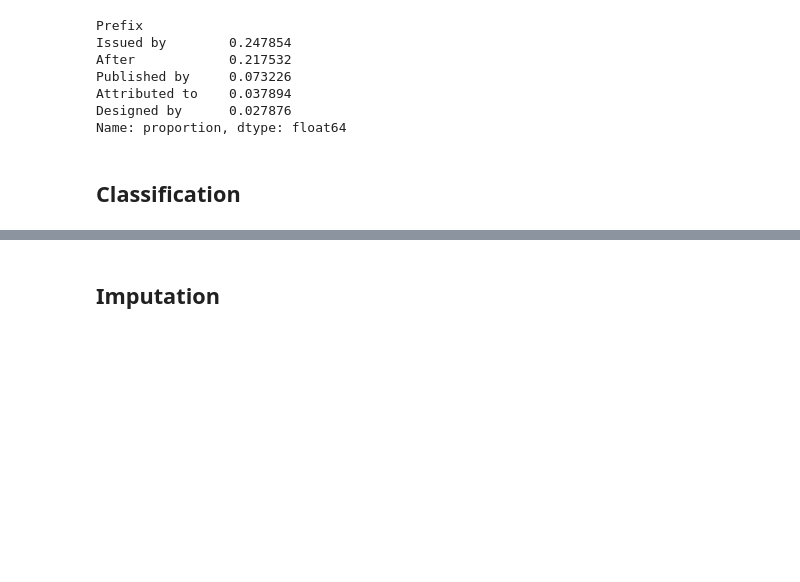
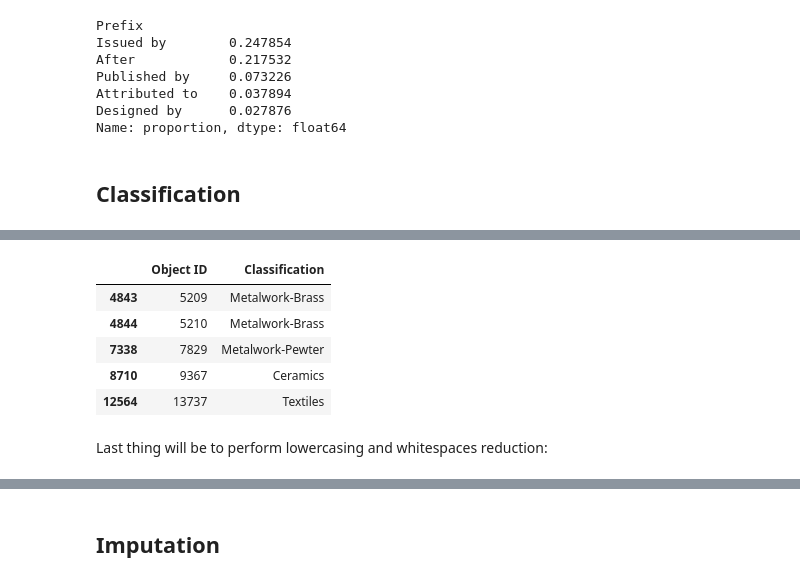
Before and after one commit to nickobard/Data-Preprocessing-Course, a Jupyter notebook: 01/01_homework.ipynb, the cells around one changed output, grey strips where cells are left out. Drawn from its saved outputs; the diff is of its cells as text; code cells hidden in the pictures; blank space fills up the shorter version.

```diff
--- a/01/01_homework.ipynb
+++ b/01/01_homework.ipynb
@@ -1687,0 +1684,13 @@ array([nan, 'Metalwork-Brass', 'Metalwork-Pewter', ...,
+# %%
+df_class['Classifications List'] = df_class['Classification'].apply(split_classification_keywords)
+df_class_long = df_class.explode('Classifications List').drop('Classification', axis=1).rename({'Classifications List':'Classification'}, axis='columns')
+df_class_long.dropna().head()
+# %% [output]
+|  | Object ID | Classification |
+| 4843 | 5209 | Metalwork-Brass |
+| 4844 | 5210 | Metalwork-Brass |
+| 7338 | 7829 | Metalwork-Pewter |
+| 8710 | 9367 | Ceramics |
+| 12564 | 13737 | Textiles |
+# %% [markdown]
+Last thing will be to perform lowercasing and whitespaces reduction:
```
Also changed, not shown: parts of 28 cells of this notebook.
